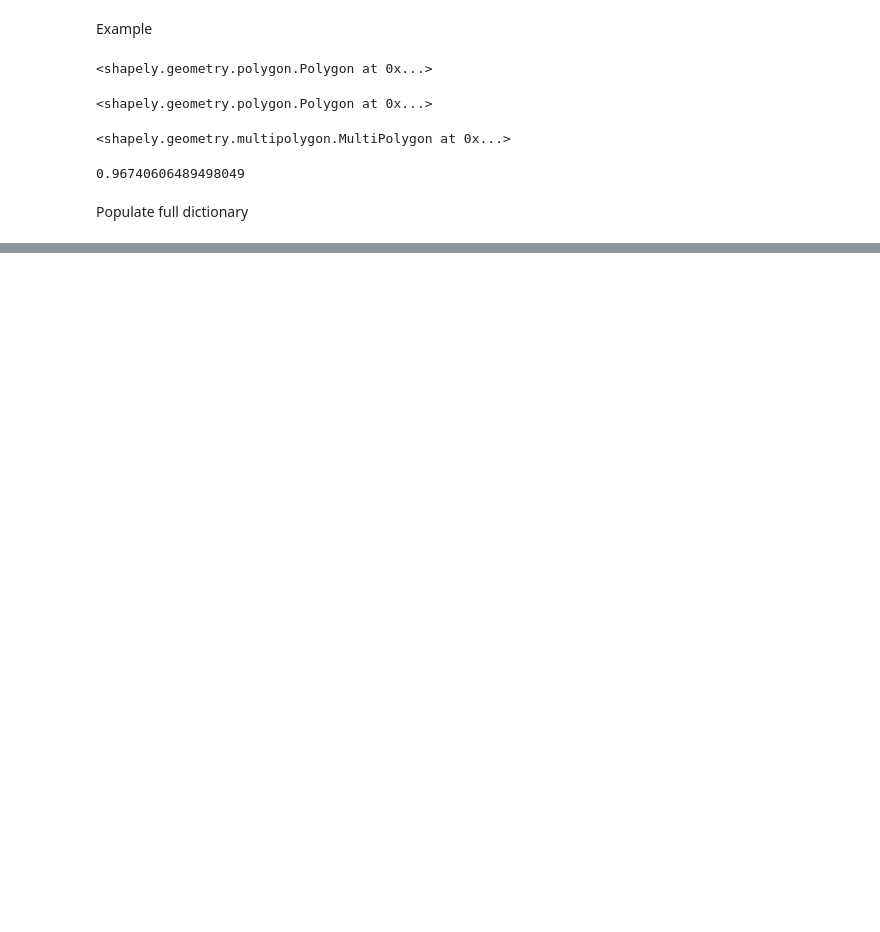
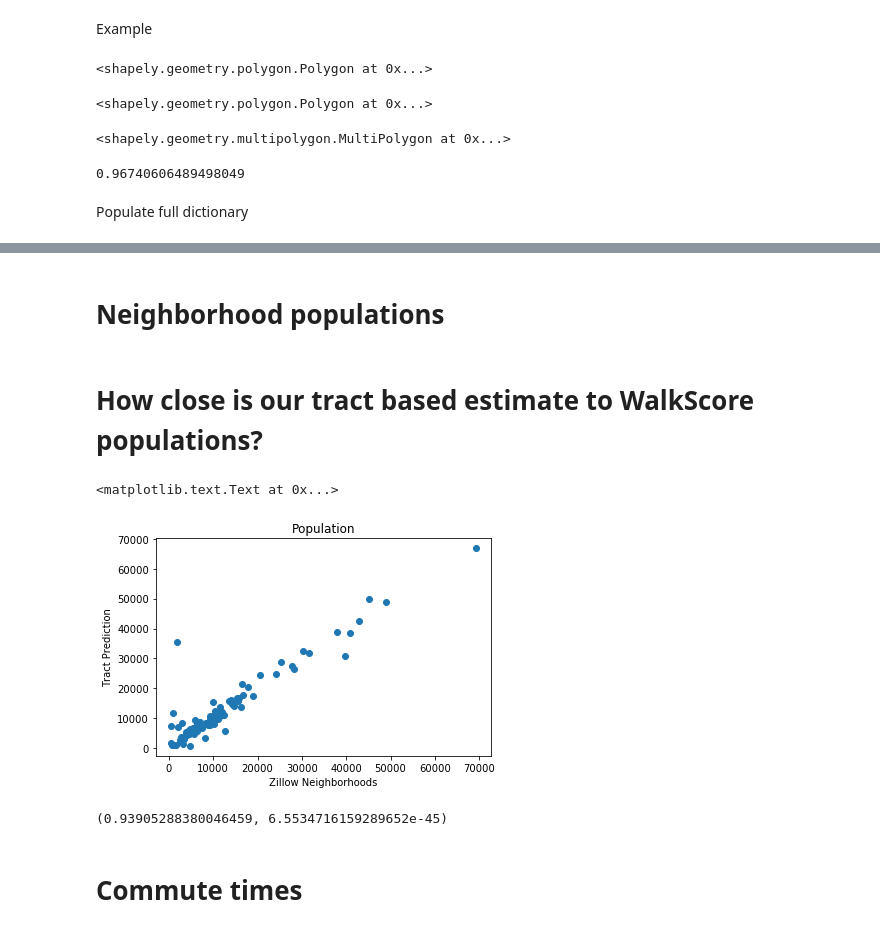
Before and after one commit to Hudsonnc/Pr_084, a Jupyter notebook: San Diego.ipynb, the cells around one changed output, grey strips where cells are left out. Cells and saved outputs as stored; diff of their text form; code cells hidden in the pictures; blank space fills up the shorter version.

```diff
--- a/San Diego.ipynb
+++ b/San Diego.ipynb
@@ -204,0 +298,45 @@ with open('Data/tract_coverage.json', 'w') as fp:
+# %%
+import json
+with open('Data/sd_tract_ids.json', 'r') as fp:
+    sd_tract_ids = json.load(fp)
+sd_tract_ids = dict([(int(k), v) for k, v in sd_tract_ids.items()])
+# %% [markdown]
+# Neighborhood populations
+# %%
+neighborhood_names = [ca_neighborhood_metadata[i].record[3] for i in sd_neighborhood_list]
+neighborhood_pop = []
+for i in sd_neighborhood_list:
+    tracts_in_neighborhood = neighborhood_coverage[i]
+    partial_sum = 0
+    for tract in tracts_in_neighborhood.keys():
+        tract_id = sd_tract_ids[tract]
+        contribution = tracts_in_neighborhood[tract]
+        pop = tract_pop.loc[tract_pop['Tract'] == tract_id, 'Population'].values[0]
+        partial_sum += pop*contribution
+    neighborhood_pop.append(partial_sum)
+# %%
+neighborhood_pop_census = pd.DataFrame(
+    {
+        'Neighborhood': neighborhood_names,
+        'Population': neighborhood_pop
+    }
+)
+# %%
+merged = neighborhood_pop_census.merge(ws, left_on='Neighborhood', right_on='Neighborhood')
+# %% [markdown]
+# How close is our tract based estimate to WalkScore populations?
+# %%
+plt.scatter(merged['Pop'], merged["Population"])
+plt.xlabel('Zillow Neighborhoods')
+plt.ylabel('Tract Prediction')
+plt.title('Population')
+# %% [output]
+<matplotlib.text.Text at 0x...>
+[figure, added]
+# %%
+from scipy import stats
+stats.pearsonr(merged['Pop'], merged["Population"])
+# %% [output]
+(0.93905288380046459, 6.5534716159289652e-45)
+# %% [markdown]
+# Commute times
```
Also changed, not shown: parts of 37 cells of this notebook.
